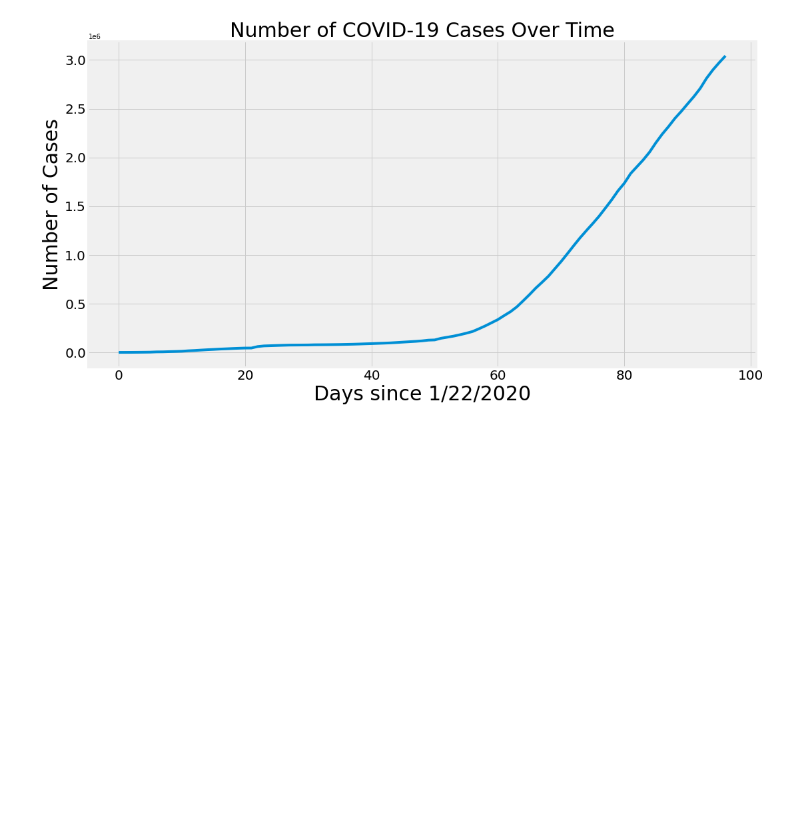
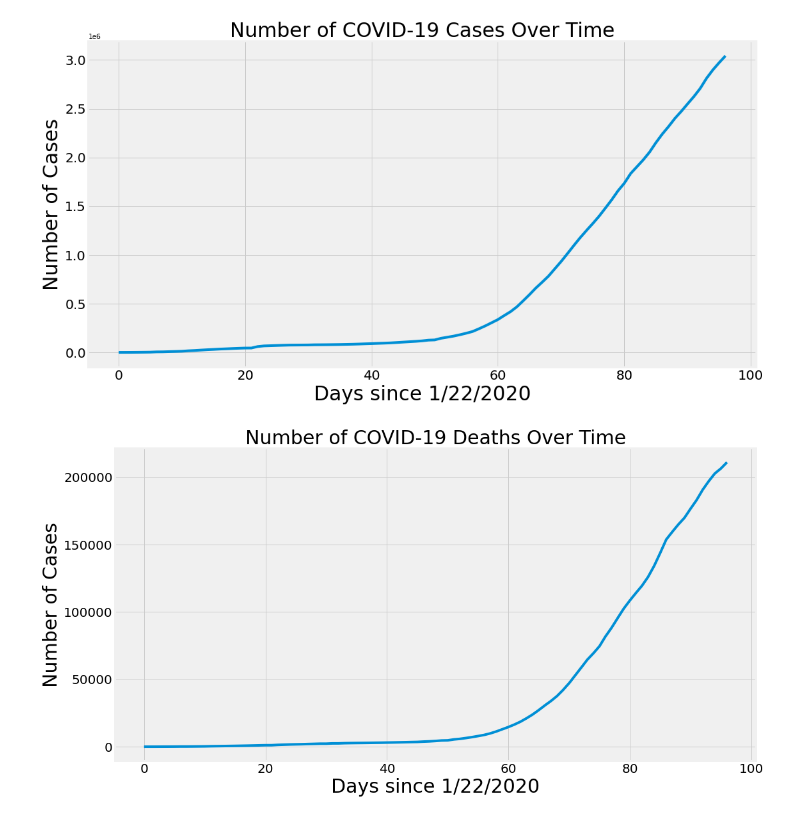
Before and after one commit to dharm1k987/tensorflow_covid-19, a Jupyter notebook: COVID-19 Prediction Analysis.ipynb, the cells around one changed output. Saved outputs shown, nothing was run; the diff lists cells and outputs as text; code cells hidden in the pictures; blank space fills up the shorter version.

Commit message:
add a few more graphs of daily increase

```diff
--- a/COVID-19 Prediction Analysis.ipynb
+++ b/COVID-19 Prediction Analysis.ipynb
@@ -615,3 +615,14 @@ plt.yticks(size=20)
 plt.show()
 # %% [output]
 [figure]
+# %%
+plt.figure(figsize=(16,9))
+plt.plot(adjusted_dates, total_deaths)
+plt.title('Number of COVID-19 Deaths Over Time', size=30)
+plt.xlabel('Days since 1/22/2020', size=30)
+plt.ylabel('Number of Cases', size=30)
+plt.xticks(size=20)
+plt.yticks(size=20)
+plt.show()
+# %% [output]
+[figure, added]
```
Also changed, not shown: parts of 2 cells of this notebook.
